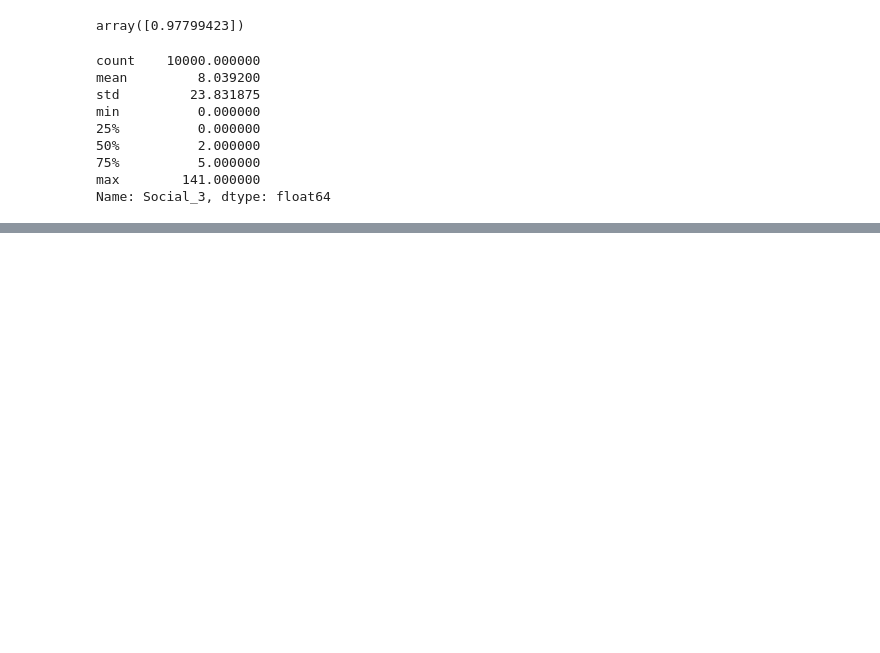
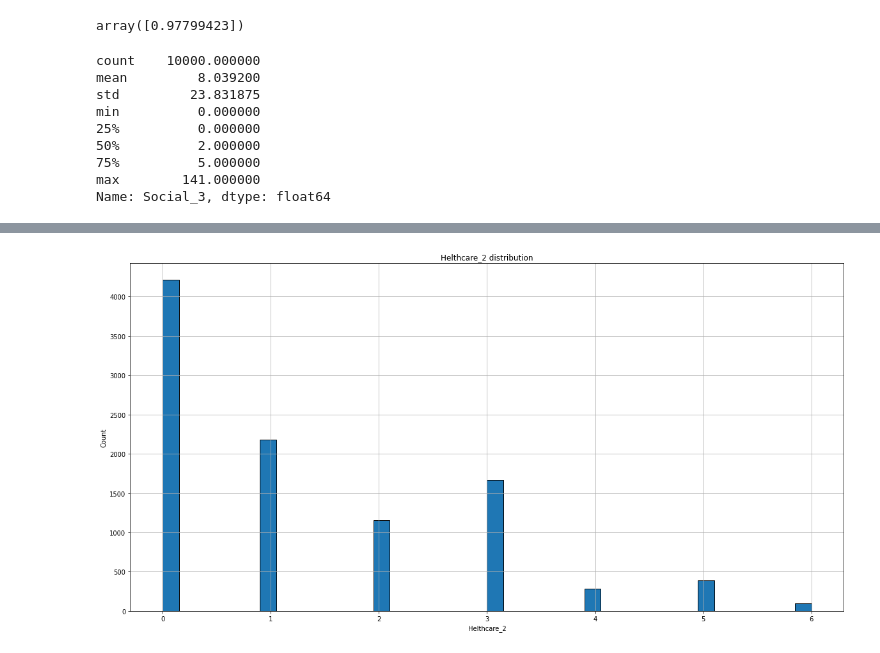
Before and after one commit to kotvmeshk/hometask, a Jupyter notebook: Hometask_lib/fin_project.ipynb, the cells around one changed output, grey strips where cells are left out. Drawn from its saved outputs; the diff is of its cells as text; code cells hidden in the pictures; blank space fills up the shorter version.

```diff
--- a/Hometask_lib/fin_project.ipynb
+++ b/Hometask_lib/fin_project.ipynb
@@ -439,0 +508,15 @@ Name: Social_3, dtype: float64
+# %%
+plt.figure (figsize=(20,10))
+
+
+train_df['Helthcare_2'].hist(bins = 40, edgecolor = 'black')
+
+
+plt.ylabel('Count')
+plt.xlabel('Helthcare_2')
+
+plt.title ('Helthcare_2 distribution')
+# print(hist_info)
+plt.show()
+# %% [output]
+[figure, added]
```
Also changed, not shown: parts of 8 cells of this notebook.
